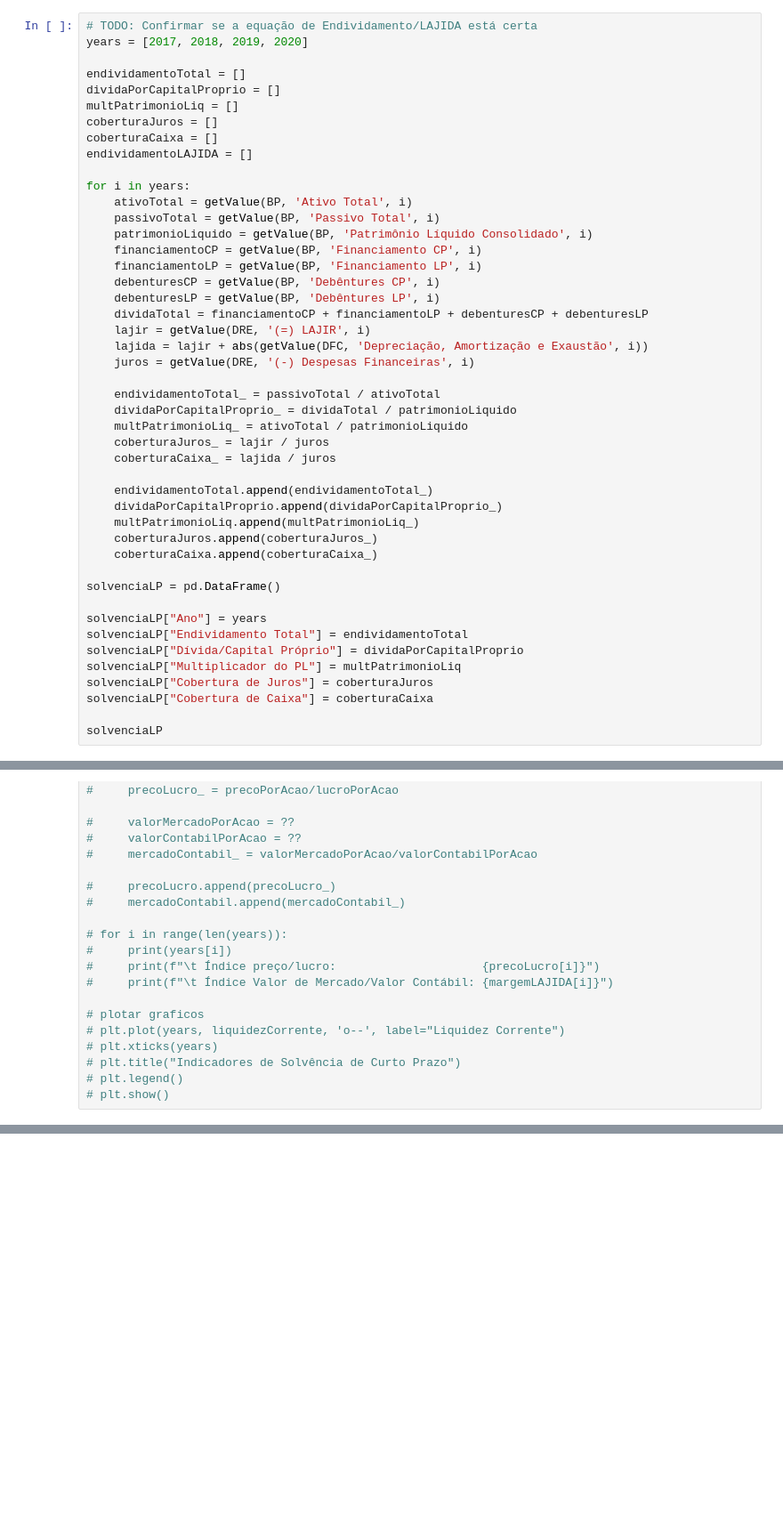
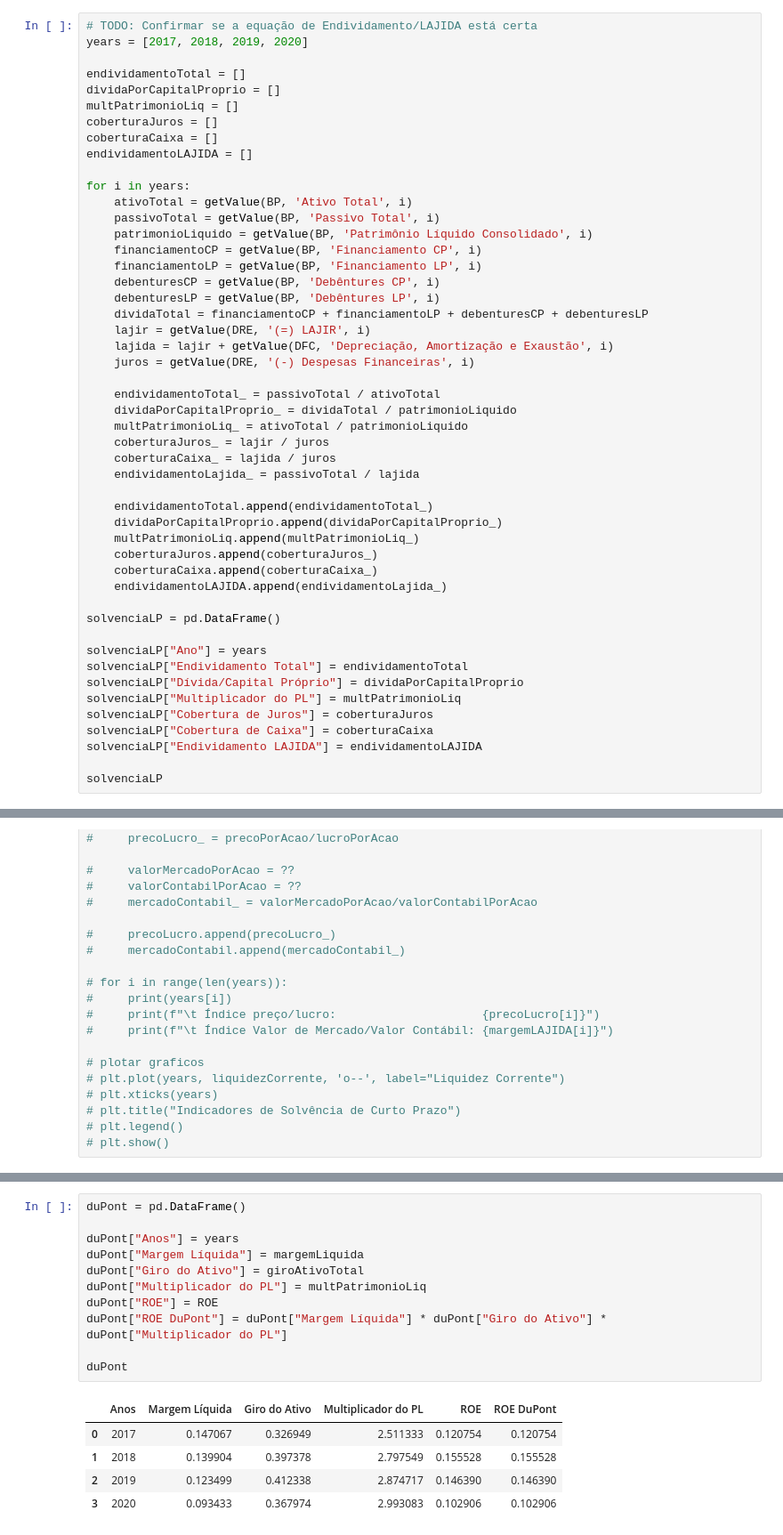
Before and after one commit to pedrotramos/Analise-MRV, a Jupyter notebook: APS.ipynb, the cells around one changed output, grey strips where cells are left out. Shown at 89% size. Saved outputs shown, nothing was run; the diff lists cells and outputs as text; blank space fills up the shorter version.

```diff
--- a/APS.ipynb
+++ b/APS.ipynb
@@ -135,7 +113,7 @@ for i in years:
     debenturesLP = getValue(BP, 'Debêntures LP', i)
     dividaTotal = financiamentoCP + financiamentoLP + debenturesCP + debenturesLP
     lajir = getValue(DRE, '(=) LAJIR', i)
-    lajida = lajir + abs(getValue(DFC, 'Depreciação, Amortização e Exaustão', i))
+    lajida = lajir + getValue(DFC, 'Depreciação, Amortização e Exaustão', i)
     juros = getValue(DRE, '(-) Despesas Financeiras', i)
 
     endividamentoTotal_ = passivoTotal / ativoTotal
@@ -143,12 +121,14 @@ for i in years:
     multPatrimonioLiq_ = ativoTotal / patrimonioLiquido
     coberturaJuros_ = lajir / juros
     coberturaCaixa_ = lajida / juros
+    endividamentoLajida_ = passivoTotal / lajida
 
     endividamentoTotal.append(endividamentoTotal_)
     dividaPorCapitalProprio.append(dividaPorCapitalProprio_)
     multPatrimonioLiq.append(multPatrimonioLiq_)
     coberturaJuros.append(coberturaJuros_)
     coberturaCaixa.append(coberturaCaixa_)
+    endividamentoLAJIDA.append(endividamentoLajida_)
 
 solvenciaLP = pd.DataFrame()
 
@@ -158,6 +138,7 @@ solvenciaLP["Dívida/Capital Próprio"] = dividaPorCapitalProprio
 solvenciaLP["Multiplicador do PL"] = multPatrimonioLiq
 solvenciaLP["Cobertura de Juros"] = coberturaJuros
 solvenciaLP["Cobertura de Caixa"] = coberturaCaixa
+solvenciaLP["Endividamento LAJIDA"] = endividamentoLAJIDA
 
 solvenciaLP
 # %% [output]
@@ -378,0 +364,17 @@ $Índice \; Valor \; de \; Mercado/Valor \; Contábil = \frac{Valor \; de \; Mer
+# %%
+duPont = pd.DataFrame()
+
+duPont["Anos"] = years
+duPont["Margem Líquida"] = margemLiquida
+duPont["Giro do Ativo"] = giroAtivoTotal
+duPont["Multiplicador do PL"] = multPatrimonioLiq
+duPont["ROE"] = ROE
+duPont["ROE DuPont"] = duPont["Margem Líquida"] * duPont["Giro do Ativo"] * duPont["Multiplicador do PL"]
+
+duPont
+# %% [output]
+|  | Anos | Margem Líquida | Giro do Ativo | Multiplicador do PL | ROE | ROE DuPont |
+| 0 | 2017 | 0.147067 | 0.326949 | 2.511333 | 0.120754 | 0.120754 |
+| 1 | 2018 | 0.139904 | 0.397378 | 2.797549 | 0.155528 | 0.155528 |
+| 2 | 2019 | 0.123499 | 0.412338 | 2.874717 | 0.146390 | 0.146390 |
+| 3 | 2020 | 0.093433 | 0.367974 | 2.993083 | 0.102906 | 0.102906 |
```
Also changed, not shown: parts of 15 cells of this notebook.
